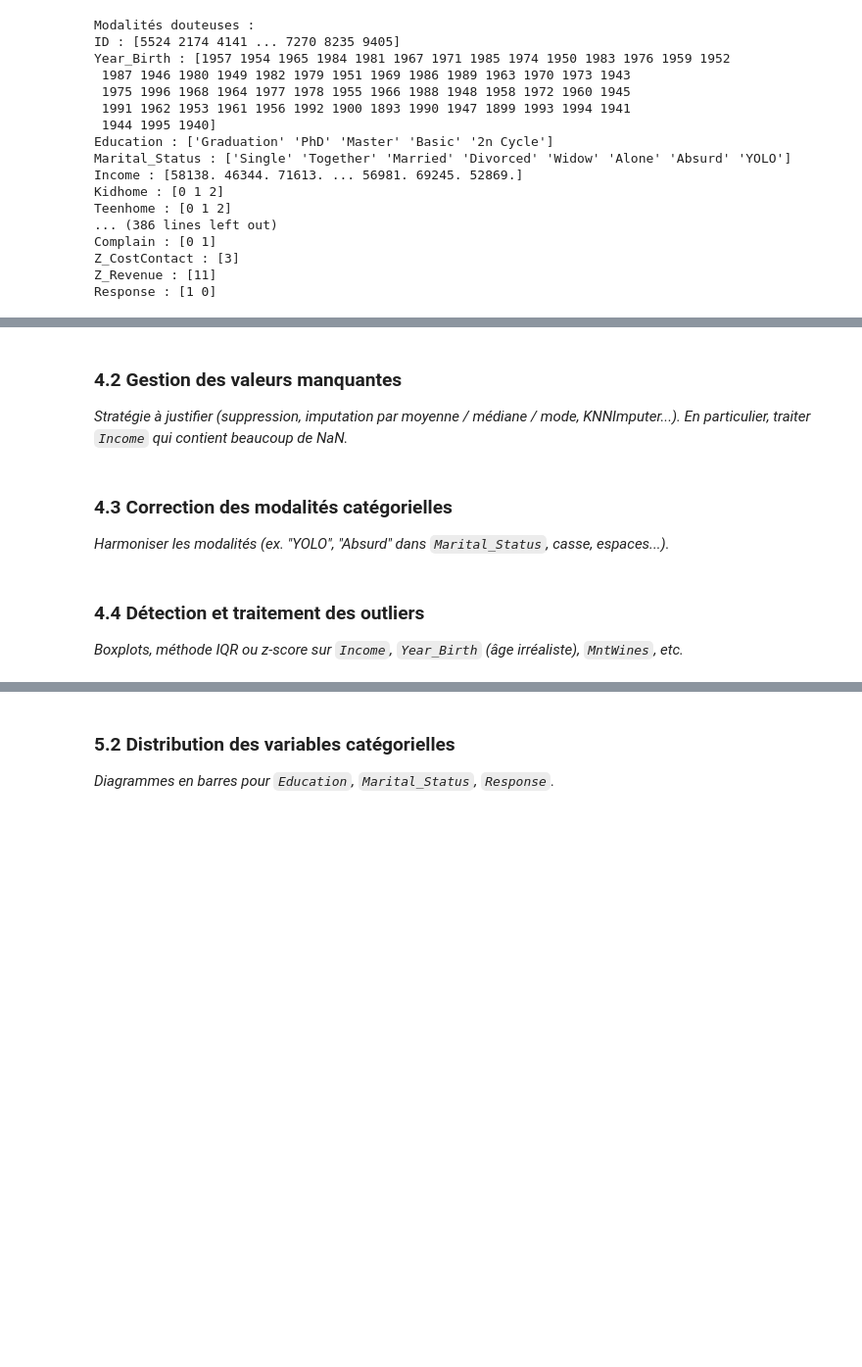
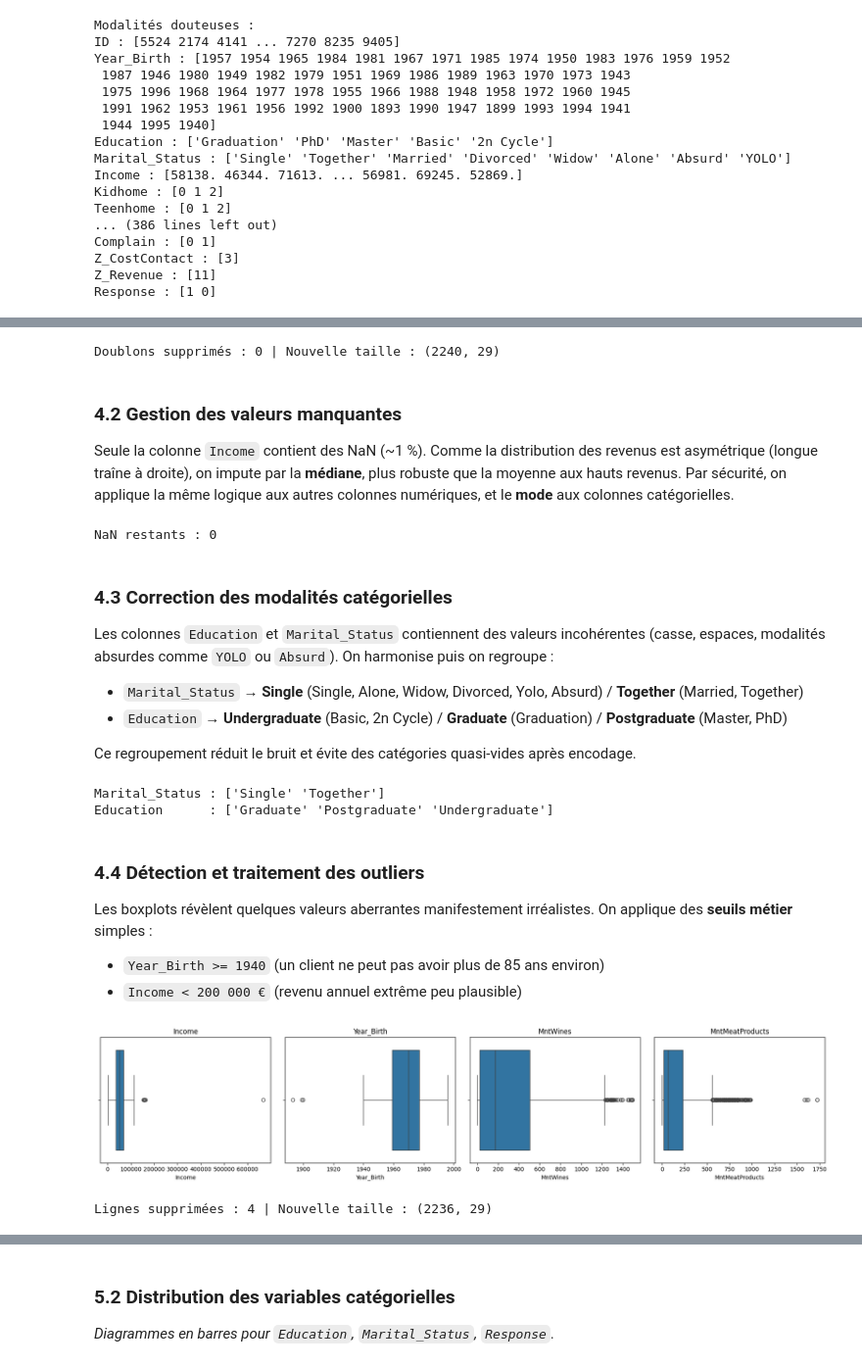
Before and after one commit to Mouadzouadi/Projet_IA_Personalite_Client, a Jupyter notebook: Personalite_client.ipynb, the cells around one changed output, grey strips where cells are left out. Shown at 98% size. Saved outputs shown, nothing was run; the diff lists cells and outputs as text; code cells hidden in the pictures; blank space fills up the shorter version.

```diff
--- a/Personalite_client.ipynb
+++ b/Personalite_client.ipynb
@@ -202,18 +204,70 @@ Response : [1 0]
 # %%
-# À compléter : suppression des doublons
+avant = df.shape[0]
+df = df.drop_duplicates().reset_index(drop=True)
+print(f"Doublons supprimés : {avant - df.shape[0]} | Nouvelle taille : {df.shape}")
+# %% [output]
+Doublons supprimés : 0 | Nouvelle taille : (2240, 29)
 # %% [markdown]
 ### 4.2 Gestion des valeurs manquantes
-*Stratégie à justifier (suppression, imputation par moyenne / médiane / mode, KNNImputer...). En particulier, traiter `Income` qui contient beaucoup de NaN.*
+Seule la colonne `Income` contient des NaN (~1 %). Comme la distribution des revenus est asymétrique (longue traîne à droite), on impute par la **médiane**, plus robuste que la moyenne aux hauts revenus. Par sécurité, on applique la même logique aux autres colonnes numériques, et le **mode** aux colonnes catégorielles.
 # %%
-# À compléter : traitement des valeurs manquantes (justifier la stratégie choisie)
+for col in df.select_dtypes(include="number").columns:
+    df[col] = df[col].fillna(df[col].median())
+
+for col in df.select_dtypes(include="object").columns:
+    df[col] = df[col].fillna(df[col].mode()[0])
+
+print("NaN restants :", df.isna().sum().sum())
+# %% [output]
+NaN restants : 0
 # %% [markdown]
 ### 4.3 Correction des modalités catégorielles
-*Harmoniser les modalités (ex. "YOLO", "Absurd" dans `Marital_Status`, casse, espaces...).*
+Les colonnes `Education` et `Marital_Status` contiennent des valeurs incohérentes (casse, espaces, modalités absurdes comme `YOLO` ou `Absurd`). On harmonise puis on regroupe :
+
+- `Marital_Status` → **Single** (Single, Alone, Widow, Divorced, Yolo, Absurd) / **Together** (Married, Together)
+- `Education` → **Undergraduate** (Basic, 2n Cycle) / **Graduate** (Graduation) / **Postgraduate** (Master, PhD)
+
+Ce regroupement réduit le bruit et évite des catégories quasi-vides après encodage.
 # %%
-# À compléter : harmoniser / corriger les modalités catégorielles
+df["Marital_Status"] = df["Marital_Status"].str.strip().str.title()
+df["Education"] = df["Education"].str.strip().str.title()
+
+df["Marital_Status"] = df["Marital_Status"].replace({
+    "Yolo": "Single", "Absurd": "Single", "Alone": "Single",
+    "Widow": "Single", "Divorced": "Single", "Married": "Together",
+})
+
+df["Education"] = df["Education"].replace({
+    "Basic": "Undergraduate", "2N Cycle": "Undergraduate",
+    "Graduation": "Graduate",
+    "Master": "Postgraduate", "Phd": "Postgraduate",
+})
+
+print("Marital_Status :", df["Marital_Status"].unique())
+print("Education      :", df["Education"].unique())
+# %% [output]
+Marital_Status : ['Single' 'Together']
+Education      : ['Graduate' 'Postgraduate' 'Undergraduate']
 # %% [markdown]
 ### 4.4 Détection et traitement des outliers
-*Boxplots, méthode IQR ou z-score sur `Income`, `Year_Birth` (âge irréaliste), `MntWines`, etc.*
+Les boxplots révèlent quelques valeurs aberrantes manifestement irréalistes. On applique des **seuils métier** simples :
+
+- `Year_Birth >= 1940` (un client ne peut pas avoir plus de 85 ans environ)
+- `Income < 200 000 €` (revenu annuel extrême peu plausible)
 # %%
-# À compléter : détection et traitement des outliers
+cols_outliers = ["Income", "Year_Birth", "MntWines", "MntMeatProducts"]
+
+fig, axes = plt.subplots(1, len(cols_outliers), figsize=(18, 4))
+for ax, col in zip(axes, cols_outliers):
+    sns.boxplot(x=df[col], ax=ax)
+    ax.set_title(col)
+plt.tight_layout()
+plt.show()
+
+avant = df.shape[0]
+df = df[(df["Year_Birth"] >= 1940) & (df["Income"] < 200_000)].reset_index(drop=True)
+print(f"Lignes supprimées : {avant - df.shape[0]} | Nouvelle taille : {df.shape}")
+# %% [output]
+[figure, added]
+Lignes supprimées : 4 | Nouvelle taille : (2236, 29)
 # %% [markdown]
```
Also changed, not shown: parts of 30 cells of this notebook.
